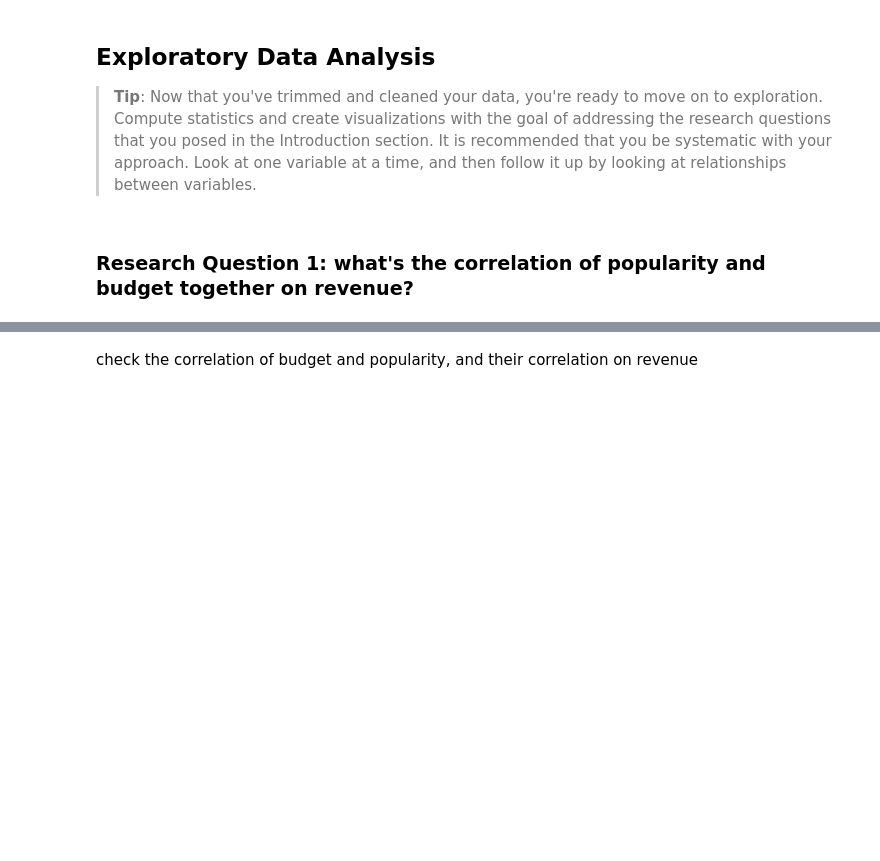
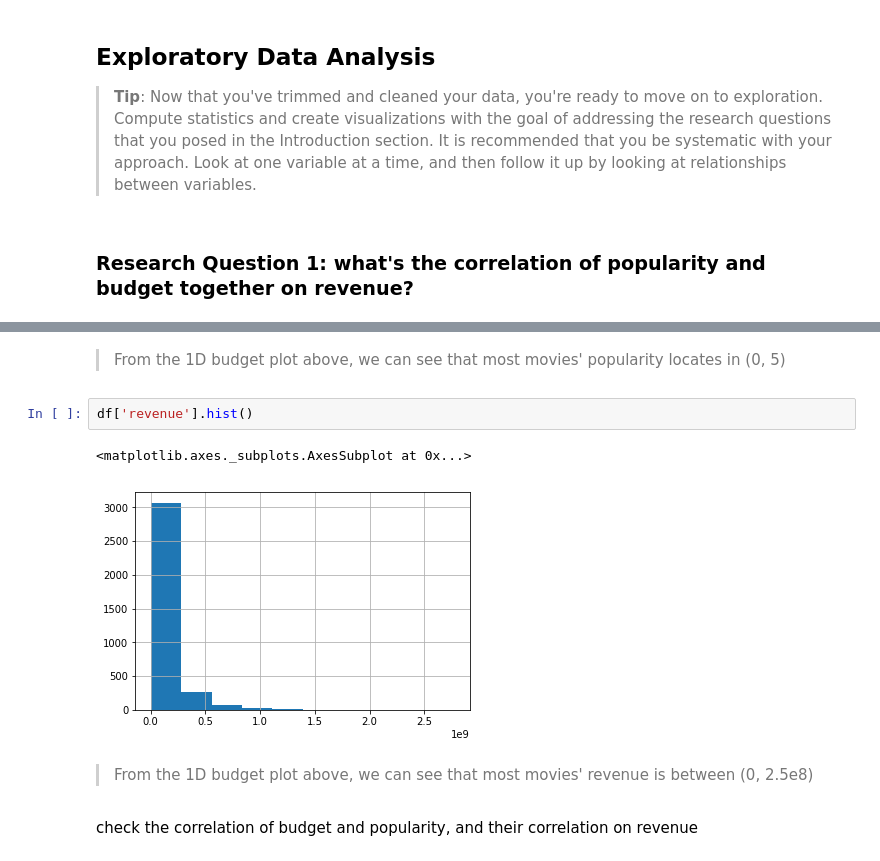
Before and after one commit to aqing1987/s-app-layer, a Jupyter notebook: udacity/ml-engineer-basic/data-analysis/investigate-a-dataset/investigate-tmdb-movies.ipynb, the cells around one changed output, grey strips where cells are left out. Saved outputs shown, nothing was run; the diff lists cells and outputs as text; blank space fills up the shorter version.

```diff
--- a/udacity/ml-engineer-basic/data-analysis/investigate-a-dataset/investigate-tmdb-movies.ipynb
+++ b/udacity/ml-engineer-basic/data-analysis/investigate-a-dataset/investigate-tmdb-movies.ipynb
@@ -169,3 +181,12 @@ df.describe()
+# %% [markdown]
+> From the 1D budget plot above, we can see that most movies' popularity locates in (0, 5)
+# %%
+df['revenue'].hist()
+# %% [output]
+<matplotlib.axes._subplots.AxesSubplot at 0x...>
+[figure, added]
+# %% [markdown]
+> From the 1D budget plot above, we can see that most movies' revenue is between (0, 2.5e8)
 # %% [markdown]
 check the correlation of budget and popularity, and their correlation on revenue
 # %%
```
Also changed, not shown: parts of 4 cells of this notebook.
